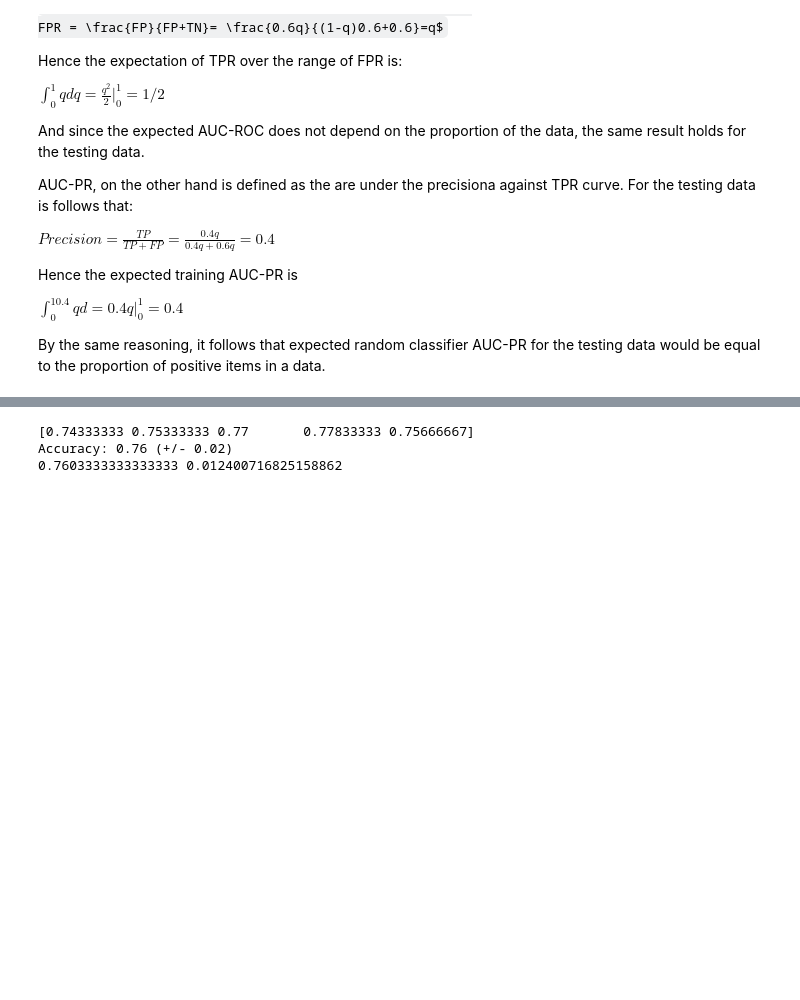
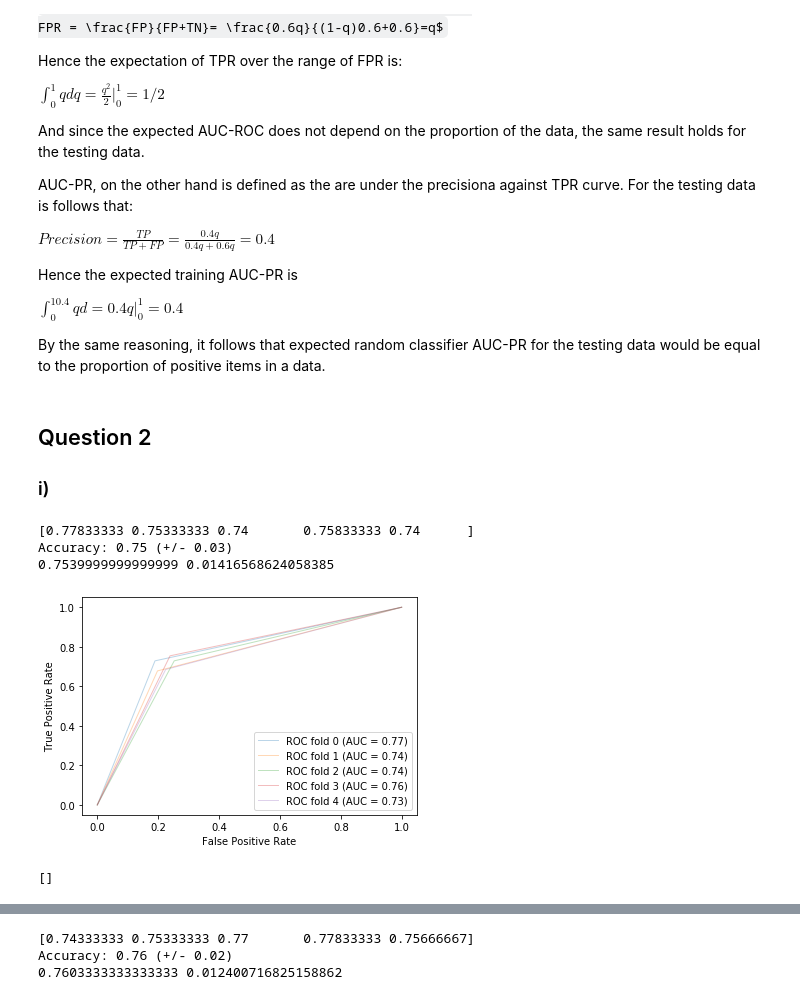
Before and after one commit to GStravinsky/Binary-classifiers, a Jupyter notebook: Assignment_1.ipynb, the cells around one changed output, grey strips where cells are left out. Saved outputs shown, nothing was run; the diff lists cells and outputs as text; code cells hidden in the pictures; some formulas as TeX source; blank space fills up the shorter version.

Commit message:
Added ROC and PR curves

```diff
--- a/Assignment_1.ipynb
+++ b/Assignment_1.ipynb
@@ -84,6 +82,9 @@ Hence the expected training AUC-PR is
 $\int_0^10.4qd=0.4q|_0^1 = 0.4$
 
 By the same reasoning, it follows that expected random classifier AUC-PR for the testing data would be equal to the proportion of positive items in a data.
+# %% [markdown]
+## Question 2
+### i)
 # %%
 from sklearn.model_selection import StratifiedKFold
 from sklearn.neighbors import KNeighborsClassifier
@@ -95,2 +96,30 @@ skf = StratifiedKFold(n_splits=5)
 
 scores = cross_val_score(sknn, Xtrain, Ytrain, cv=skf)
+# %%
+# Accuracy summary
+print(scores)
+# %% [output]
+[0.77833333 0.75333333 0.74       0.75833333 0.74      ]
+Accuracy: 0.75 (+/- 0.03)
+0.7539999999999999 0.01416568624058385
+# %%
+# AUC-ROC for each fold
+from sklearn.metrics import plot_roc_curve
+from scipy import interp
+
+aucs = []
+
+fig, ax = plt.subplots()
+for i, (train, test) in enumerate(skf.split(Xtrain, Ytrain)):
+    sknn.fit(Xtrain[train], Ytrain[train])
+    viz = plot_roc_curve(sknn, Xtrain[test], Ytrain[test],
+                         name='ROC fold {}'.format(i),
+                         alpha=0.3, lw=1, ax=ax)
+    aucs.append(viz.roc_auc)
+# %% [output]
+[figure, added]
+# %%
+# Showing the AUC of ROC
+aucs
+# %% [output]
+[]
```
Also changed, not shown: parts of 17 cells of this notebook.
